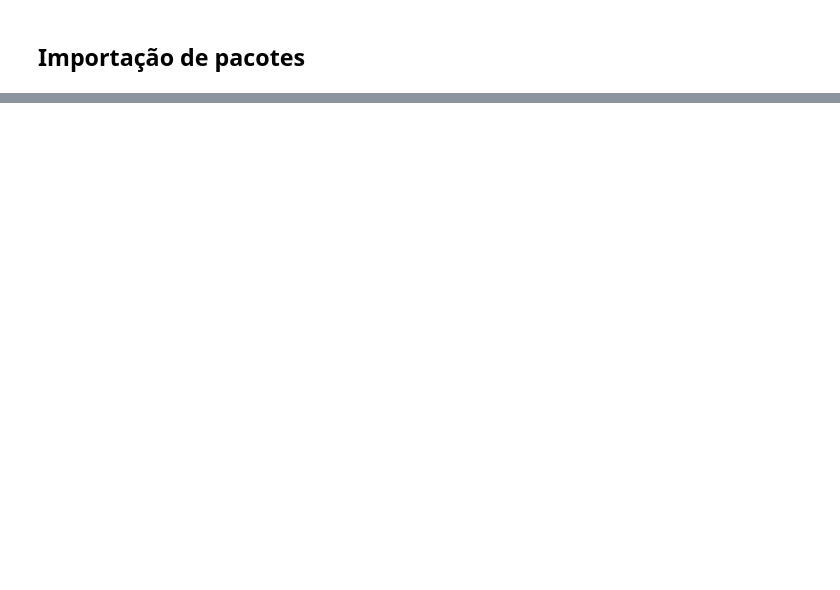
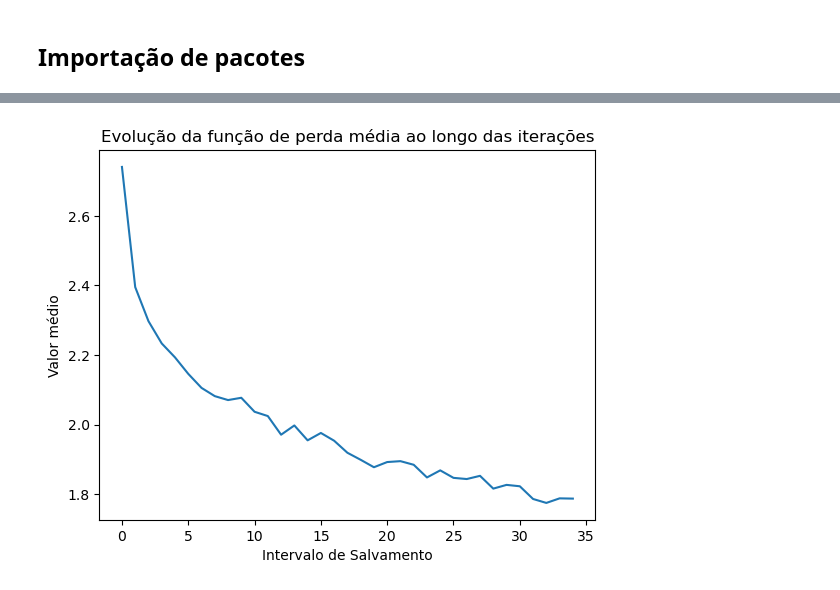
Before and after one commit to ThiagoPoppe/ciag2024, a Jupyter notebook: sequencias/name_generation.ipynb, the cells around one changed output, grey strips where cells are left out. Saved outputs shown, nothing was run; the diff lists cells and outputs as text; code cells hidden in the pictures; blank space fills up the shorter version.

Commit message:
Adicionando versão inicial de name_generation

```diff
--- a/sequencias/name_generation.ipynb
+++ b/sequencias/name_generation.ipynb
@@ -257,0 +40,3 @@ tmp.cleanup()
+# %%
+filepaths = glob('../data/names/*.txt')  # * aqui quer dizer "qualquer string"
+filepaths
@@ -257,0 +336,34 @@ tmp.cleanup()
+# %%
+for iter in tqdm(range(1, num_iterations + 1)):
+    name, language, name_tensor, language_tensor = get_random_pair()
+
+    name_tensor = name_tensor.to(device)
+    language_tensor = language_tensor.to(device)
+
+    loss = 0
+    hidden = None
+    predicted_name = ''
+
+    # Iremos iterar sobre todos os tokens até o penúltimo
+    for idx in range(len(name_tensor) - 1):
+        output, hidden = model.forward(name_tensor[idx], language_tensor, hidden)  # note que estamos sempre fazendo teacher forcing
+        loss += criterion(output, name_tensor[idx+1])
+
+        # Salvando o nome predito pelo modelo
+        letter = index2letter[output.argmax()]
+        if letter != '<eos>':
+            predicted_name += letter
+
+    optimizer.zero_grad()
+    loss.backward()
+    optimizer.step()
+
+    average_loss +=  loss.item() / (len(name_tensor) - 1)
+
+    if iter % print_interval == 0:
+        print(f'Iter [{iter}/{num_iterations}] => loss: {loss:.5f}, ' \
+              f'input: {language, name}, predicted name: {predicted_name}')
+
+    if iter % loss_interval == 0:
+        all_losses.append(average_loss / loss_interval)
+        average_loss = 0
@@ -257,0 +379,9 @@ tmp.cleanup()
+# %%
+plt.title('Evolução da função de perda média ao longo das iterações')
+plt.xlabel('Intervalo de Salvamento')
+plt.ylabel('Valor médio')
+
+plt.plot(all_losses)
+plt.show()
+# %% [output]
+[figure, added]
```
Also changed, not shown: parts of 62 cells of this notebook, 2 other files.
